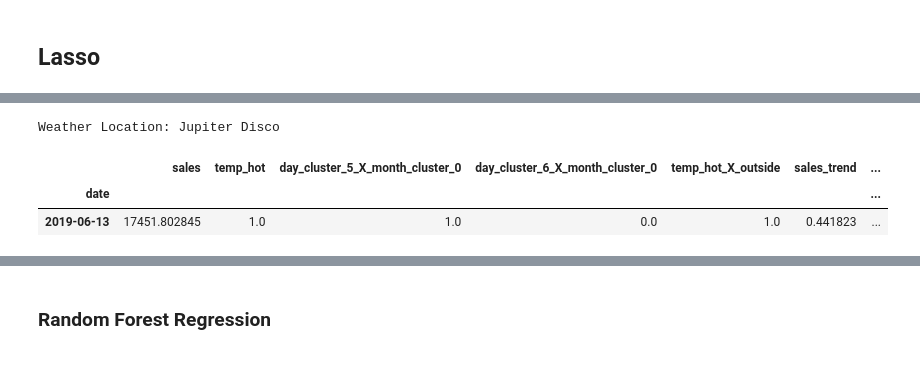
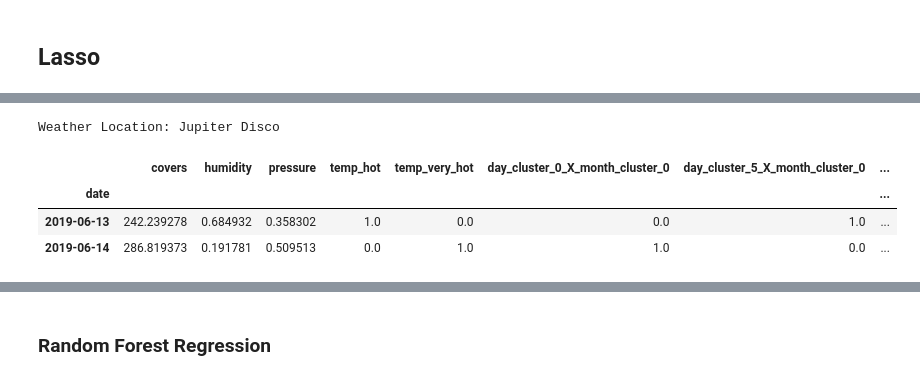
Before and after one commit to maks-p/restaurant_sales_forecasting, a Jupyter notebook: baseline_linear.ipynb, the cells around one changed output, grey strips where cells are left out. Cells and saved outputs as stored; diff of their text form; code cells hidden in the pictures.

```diff
--- a/baseline_linear.ipynb
+++ b/baseline_linear.ipynb
@@ -694,11 +747,11 @@ def update_current_df(sales_df, df_before_features, new_date_start, new_end_date
     df = pd.merge(sales_df, weather_df, how='left', on='date')
     df, _ = one_hot_temp(df, temp_enc)
     df = pd.concat([df_before_features, df])
-    df = sales_trend_engineering(feature_engineering(df))
+    df = target_trend_engineering(feature_engineering(df))
 
     return df
 
-current_df = update_current_df(current_sales_df, df_before_features, new_date_start, new_date_end)
+current_df = update_current_df(current_df, df_before_features, new_date_start, new_date_end)
 # %% [output]
 Weather Location: Jupiter Disco
 # %% [markdown]
@@ -716,8 +769,8 @@ cv_features, cv_y = cv_split(current_df)
 def train_test_split(df):
 
     # Separate Target & Features
-    y = df['sales']
-    features = df.drop(['sales'], axis=1)
+    y = df[target]
+    features = df.drop([target], axis=1)
 
     # Test / Train / Split
     train_date_start = '2017-01-01'
@@ -831,6 +884,7 @@ def predict_df(clf, scaler, X_train, current_df, date_1, date_2):
 
     # Pull Weather Data / Forecast
     weather_df = build_weather_df(weather_call(date_1, date_2, lat, long))
+
     day_of_week, apparent_temperature = weather_df['day_of_week'], weather_df['apparent_temperature']
     weather_df['outside'] = outside
 
@@ -841,12 +895,12 @@ def predict_df(clf, scaler, X_train, current_df, date_1, date_2):
     df = feature_engineering(df)
 
     # Add Sales Data for Sales Trend Engineering
-    current_df = current_df['sales']
+    current_df = current_df[target]
     df = pd.merge(df, current_df, on='date', how='left')
-    df['sales'] = df['sales'].fillna(method='ffill')
+    df[target] = df[target].fillna(method='ffill')
 
-    df = sales_trend_engineering(df)
-    df = df.drop(['sales'], axis=1)
+    df = target_trend_engineering(df)
+    df = df.drop([target], axis=1)
 
     # Ensure Column Parity
     missing_cols = set(X_train.columns) - set(df.columns)
@@ -861,7 +915,7 @@ def predict_df(clf, scaler, X_train, current_df, date_1, date_2):
     df = pd.DataFrame(df_scaled, columns=df.columns, index=df.index)
 
     # Predict and Build Prediction DataFrame for Review
-    pred_array = pd.DataFrame(clf.predict(df), index=df.index, columns=['sales'])
+    pred_array = pd.DataFrame(clf.predict(df), index=df.index, columns=[target])
     pred_df = df[df.columns[(df != 0).any()]]
     pred_df = pd.concat([pred_df, day_of_week, apparent_temperature], axis=1)
 
@@ -881,7 +936,7 @@ Weather Location: Jupiter Disco
 # %%
 def lasso_model(X_train, y_train):
 
-    lassoReg = Lasso(fit_intercept=True, alpha=0.01)
+    lassoReg = Lasso(fit_intercept=True, alpha=.01)
     lasso_rgr = lassoReg.fit(X_train,y_train)
 
     return lasso_rgr
@@ -910,8 +965,9 @@ sales_trend  -->  2151.829618818879
 # %%
 tonight = predict_df(lasso_rgr, scaler, X_train, current_df, pd.datetime.now().date() + pd.DateOffset(-days_fwd), pd.datetime.now().date())
-tonight[-1:]
+tonight[-2:]
 # %% [output]
 Weather Location: Jupiter Disco
-|  | sales | temp_hot | day_cluster_5_X_month_cluster_0 | day_cluster_6_X_month_cluster_0 | temp_hot_X_outside | sales_trend | ... |
-| date |  |  |  |  |  |  | ... |
-| 2019-06-13 | 17451.802845 | 1.0 | 1.0 | 0.0 | 1.0 | 0.441823 | ... |
+|  | covers | humidity | pressure | temp_hot | temp_very_hot | day_cluster_0_X_month_cluster_0 | day_cluster_5_X_month_cluster_0 | ... |
+| date |  |  |  |  |  |  |  | ... |
+| 2019-06-13 | 242.239278 | 0.684932 | 0.358302 | 1.0 | 0.0 | 0.0 | 1.0 | ... |
+| 2019-06-14 | 286.819373 | 0.191781 | 0.509513 | 0.0 | 1.0 | 1.0 | 0.0 | ... |
```
Also changed, not shown: parts of 65 cells of this notebook, 8 other files.
